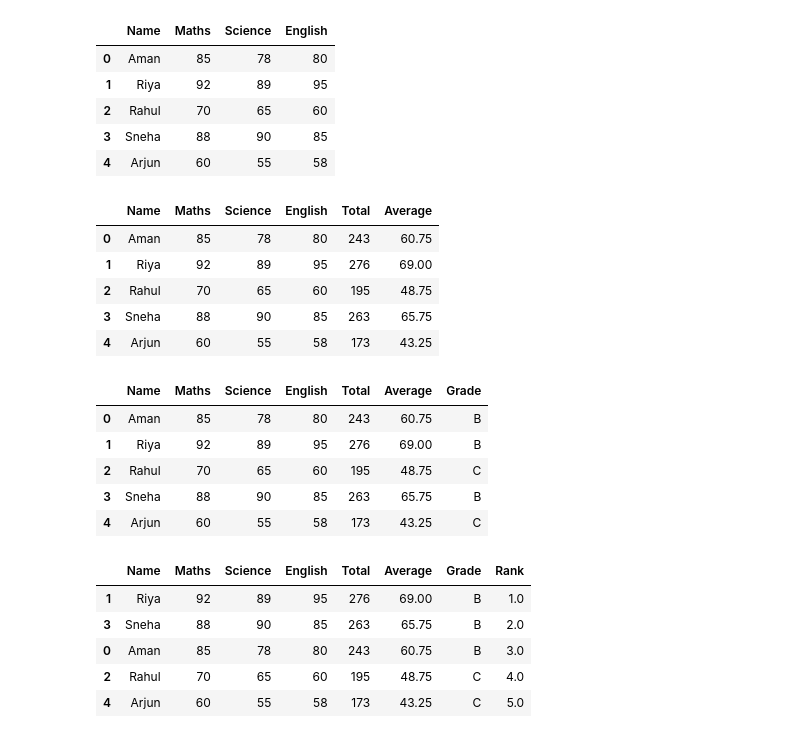
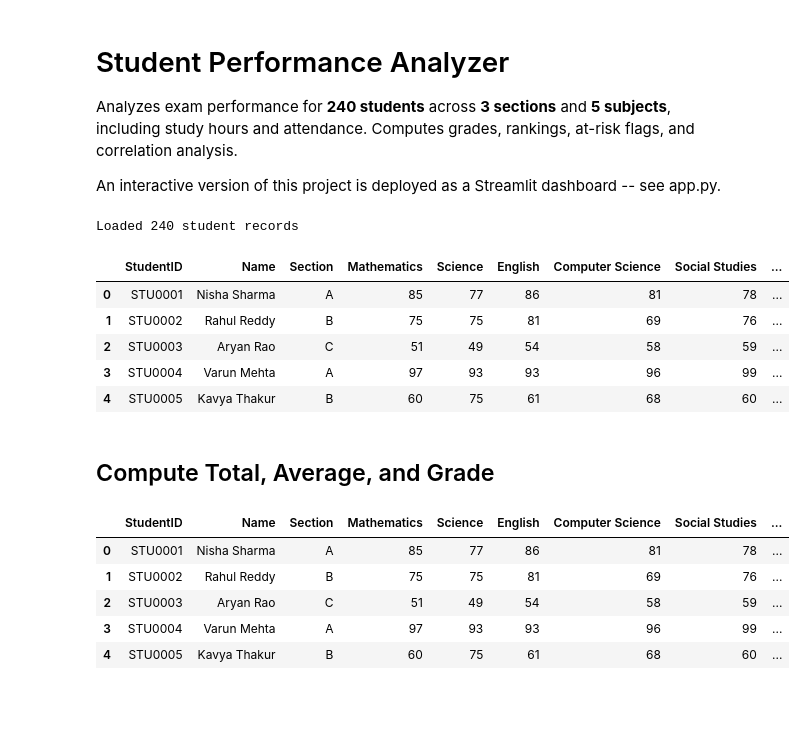
Before and after one commit to Sweta-Sharma2002/student-performance-analytics, a Jupyter notebook: Student_Performance_Analyzer.ipynb, the cells around one changed output. Cells and saved outputs as stored; diff of their text form; code cells hidden in the pictures; blank space fills up the shorter version.

```diff
--- a/Student_Performance_Analyzer.ipynb
+++ b/Student_Performance_Analyzer.ipynb
@@ -19,57 +1,53 @@ Requirement already satisfied: six>=1.5 in c:\programdata\anaconda3\lib\site-pac
+# %% [markdown]
+# Student Performance Analyzer
+
+Analyzes exam performance for **240 students** across **3 sections** and **5 subjects**,
+including study hours and attendance. Computes grades, rankings, at-risk flags, and
+correlation analysis.
+
+An interactive version of this project is deployed as a Streamlit dashboard -- see app.py.
 # %%
 import pandas as pd
+import numpy as np
+import matplotlib.pyplot as plt
 
-df = pd.read_csv("students.csv")
-
-df
+df = pd.read_csv("data/students.csv")
+print(f"Loaded {len(df)} student records")
+df.head()
 # %% [output]
+Loaded 240 student records
-|  | Name | Maths | Science | English |
-| 0 | Aman | 85 | 78 | 80 |
-| 1 | Riya | 92 | 89 | 95 |
-| 2 | Rahul | 70 | 65 | 60 |
-| 3 | Sneha | 88 | 90 | 85 |
-| 4 | Arjun | 60 | 55 | 58 |
+|  | StudentID | Name | Section | Mathematics | Science | English | Computer Science | Social Studies | ... |
+| 0 | STU0001 | Nisha Sharma | A | 85 | 77 | 86 | 81 | 78 | ... |
+| 1 | STU0002 | Rahul Reddy | B | 75 | 75 | 81 | 69 | 76 | ... |
+| 2 | STU0003 | Aryan Rao | C | 51 | 49 | 54 | 58 | 59 | ... |
+| 3 | STU0004 | Varun Mehta | A | 97 | 93 | 93 | 96 | 99 | ... |
+| 4 | STU0005 | Kavya Thakur | B | 60 | 75 | 61 | 68 | 60 | ... |
-# %%
-df["Total"] = df.iloc[:,1:5].sum(axis=1)
-df["Average"] = df["Total"]/4
-
-df
-# %% [output]
-|  | Name | Maths | Science | English | Total | Average |
-| 0 | Aman | 85 | 78 | 80 | 243 | 60.75 |
-| 1 | Riya | 92 | 89 | 95 | 276 | 69.00 |
-| 2 | Rahul | 70 | 65 | 60 | 195 | 48.75 |
-| 3 | Sneha | 88 | 90 | 85 | 263 | 65.75 |
-| 4 | Arjun | 60 | 55 | 58 | 173 | 43.25 |
+# %% [markdown]
+## Compute Total, Average, and Grade
 # %%
+SUBJECT_COLUMNS = ["Mathematics", "Science", "English", "Computer Science", "Social Studies"]
+
+df["Total"] = df[SUBJECT_COLUMNS].sum(axis=1)
+df["Average"] = (df["Total"] / len(SUBJECT_COLUMNS)).round(2)
+
 def grade(avg):
     if avg >= 90:
         return "A+"
     elif avg >= 75:
         return "A"
     elif avg >= 60:
         return "B"
+    elif avg >= 40:
+        return "C"
     else:
-        return "C"
+        return "F"
 
 df["Grade"] = df["Average"].apply(grade)
-
-df
+df.head()
 # %% [output]
-|  | Name | Maths | Science | English | Total | Average | Grade |
-| 0 | Aman | 85 | 78 | 80 | 243 | 60.75 | B |
-| 1 | Riya | 92 | 89 | 95 | 276 | 69.00 | B |
-| 2 | Rahul | 70 | 65 | 60 | 195 | 48.75 | C |
-| 3 | Sneha | 88 | 90 | 85 | 263 | 65.75 | B |
-| 4 | Arjun | 60 | 55 | 58 | 173 | 43.25 | C |
+|  | StudentID | Name | Section | Mathematics | Science | English | Computer Science | Social Studies | ... |
+| 0 | STU0001 | Nisha Sharma | A | 85 | 77 | 86 | 81 | 78 | ... |
+| 1 | STU0002 | Rahul Reddy | B | 75 | 75 | 81 | 69 | 76 | ... |
+| 2 | STU0003 | Aryan Rao | C | 51 | 49 | 54 | 58 | 59 | ... |
+| 3 | STU0004 | Varun Mehta | A | 97 | 93 | 93 | 96 | 99 | ... |
+| 4 | STU0005 | Kavya Thakur | B | 60 | 75 | 61 | 68 | 60 | ... |
-# %%
-df["Rank"] = df["Total"].rank(ascending=False)
-
-df.sort_values("Rank")
-# %% [output]
-|  | Name | Maths | Science | English | Total | Average | Grade | Rank |
-| 1 | Riya | 92 | 89 | 95 | 276 | 69.00 | B | 1.0 |
-| 3 | Sneha | 88 | 90 | 85 | 263 | 65.75 | B | 2.0 |
-| 0 | Aman | 85 | 78 | 80 | 243 | 60.75 | B | 3.0 |
-| 2 | Rahul | 70 | 65 | 60 | 195 | 48.75 | C | 4.0 |
-| 4 | Arjun | 60 | 55 | 58 | 173 | 43.25 | C | 5.0 |
```
Also changed, not shown: parts of 14 cells of this notebook.
